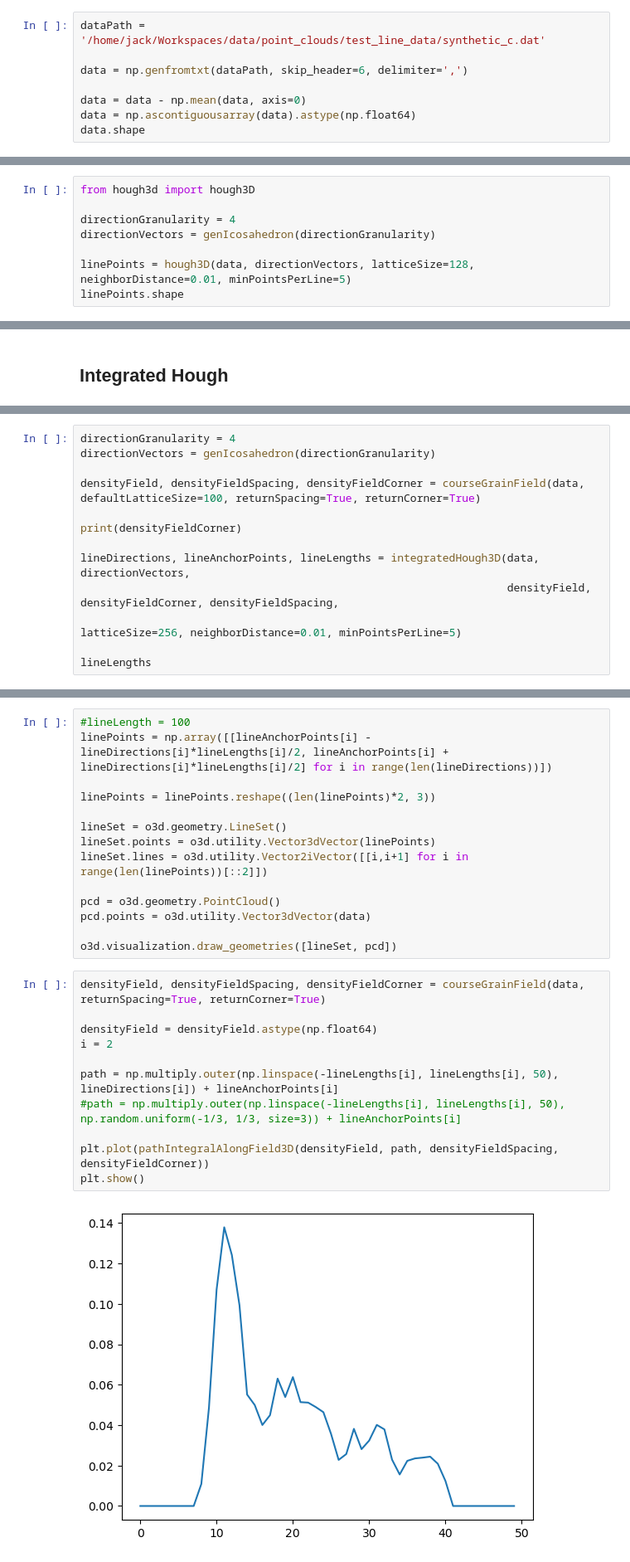
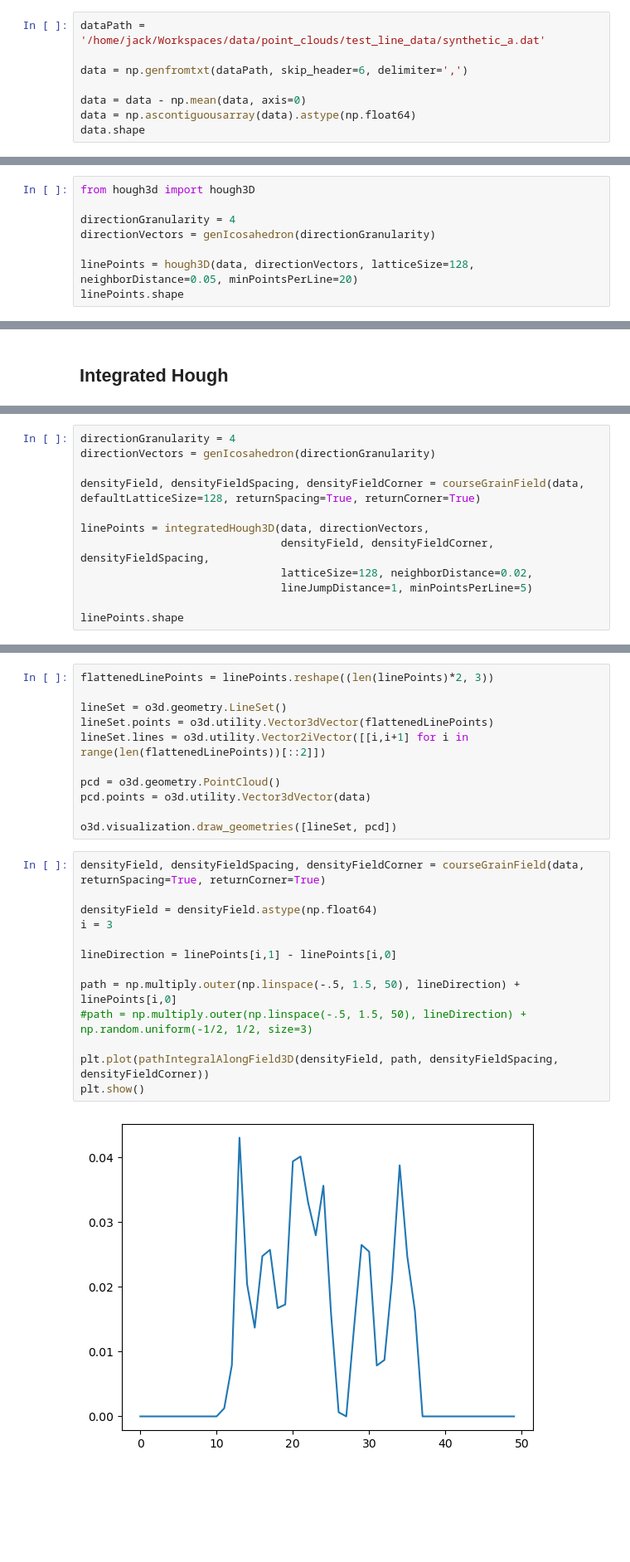
Before and after one commit to ewanwm/hough3d, a Jupyter notebook: Testing.ipynb, the cells around one changed output, grey strips where cells are left out. Shown: that part at 83% size. Cells and saved outputs as stored; diff of their text form; blank space fills up the shorter version.

```diff
--- a/Testing.ipynb
+++ b/Testing.ipynb
@@ -32,5 +38,5 @@ data.shape
 # %%
-dataPath = '/home/jack/Workspaces/data/point_clouds/test_line_data/synthetic_c.dat'
+dataPath = '/home/jack/Workspaces/data/point_clouds/test_line_data/synthetic_a.dat'
 
 data = np.genfromtxt(dataPath, skip_header=6, delimiter=',')
 
@@ -47,6 +53,6 @@ from hough3d import hough3D
 directionGranularity = 4
 directionVectors = genIcosahedron(directionGranularity)
 
-linePoints = hough3D(data, directionVectors, latticeSize=128, neighborDistance=0.01, minPointsPerLine=5)
+linePoints = hough3D(data, directionVectors, latticeSize=128, neighborDistance=0.05, minPointsPerLine=20)
 linePoints.shape
 # %% [output]
@@ -563,13 +645,12 @@ def integratedHough3D(points, directionVectors, densityField, densityFieldCorner
 directionGranularity = 4
 directionVectors = genIcosahedron(directionGranularity)
 
-densityField, densityFieldSpacing, densityFieldCorner = courseGrainField(data, defaultLatticeSize=100, returnSpacing=True, returnCorner=True)
+densityField, densityFieldSpacing, densityFieldCorner = courseGrainField(data, defaultLatticeSize=128, returnSpacing=True, returnCorner=True)
 
-print(densityFieldCorner)
+linePoints = integratedHough3D(data, directionVectors,
+                               densityField, densityFieldCorner, densityFieldSpacing,
+                               latticeSize=128, neighborDistance=0.02,
+                               lineJumpDistance=1, minPointsPerLine=5)
 
-lineDirections, lineAnchorPoints, lineLengths = integratedHough3D(data, directionVectors,
-                                                                  densityField, densityFieldCorner, densityFieldSpacing,
-                                                                  latticeSize=256, neighborDistance=0.01, minPointsPerLine=5)
-
-lineLengths
+linePoints.shape
 # %% [output]
@@ -607,12 +670,9 @@ removed 0 points
 # %%
-#lineLength = 100
-linePoints = np.array([[lineAnchorPoints[i] - lineDirections[i]*lineLengths[i]/2, lineAnchorPoints[i] + lineDirections[i]*lineLengths[i]/2] for i in range(len(lineDirections))])
-
-linePoints = linePoints.reshape((len(linePoints)*2, 3))
+flattenedLinePoints = linePoints.reshape((len(linePoints)*2, 3))
 
 lineSet = o3d.geometry.LineSet()
-lineSet.points = o3d.utility.Vector3dVector(linePoints)
-lineSet.lines = o3d.utility.Vector2iVector([[i,i+1] for i in range(len(linePoints))[::2]])
+lineSet.points = o3d.utility.Vector3dVector(flattenedLinePoints)
+lineSet.lines = o3d.utility.Vector2iVector([[i,i+1] for i in range(len(flattenedLinePoints))[::2]])
 
 pcd = o3d.geometry.PointCloud()
 pcd.points = o3d.utility.Vector3dVector(data)
@@ -621,13 +681,15 @@ o3d.visualization.draw_geometries([lineSet, pcd])
 # %%
 densityField, densityFieldSpacing, densityFieldCorner = courseGrainField(data, returnSpacing=True, returnCorner=True)
 
 densityField = densityField.astype(np.float64)
-i = 2
+i = 3
 
-path = np.multiply.outer(np.linspace(-lineLengths[i], lineLengths[i], 50), lineDirections[i]) + lineAnchorPoints[i]
-#path = np.multiply.outer(np.linspace(-lineLengths[i], lineLengths[i], 50), np.random.uniform(-1/3, 1/3, size=3)) + lineAnchorPoints[i]
+lineDirection = linePoints[i,1] - linePoints[i,0]
+
+path = np.multiply.outer(np.linspace(-.5, 1.5, 50), lineDirection) + linePoints[i,0]
+#path = np.multiply.outer(np.linspace(-.5, 1.5, 50), lineDirection) + np.random.uniform(-1/2, 1/2, size=3)
 
 plt.plot(pathIntegralAlongField3D(densityField, path, densityFieldSpacing, densityFieldCorner))
 plt.show()
 # %% [output]
-[figure, old version]
+[figure, new version]
```
Also changed, not shown: parts of 7 cells of this notebook, 3 other files.
